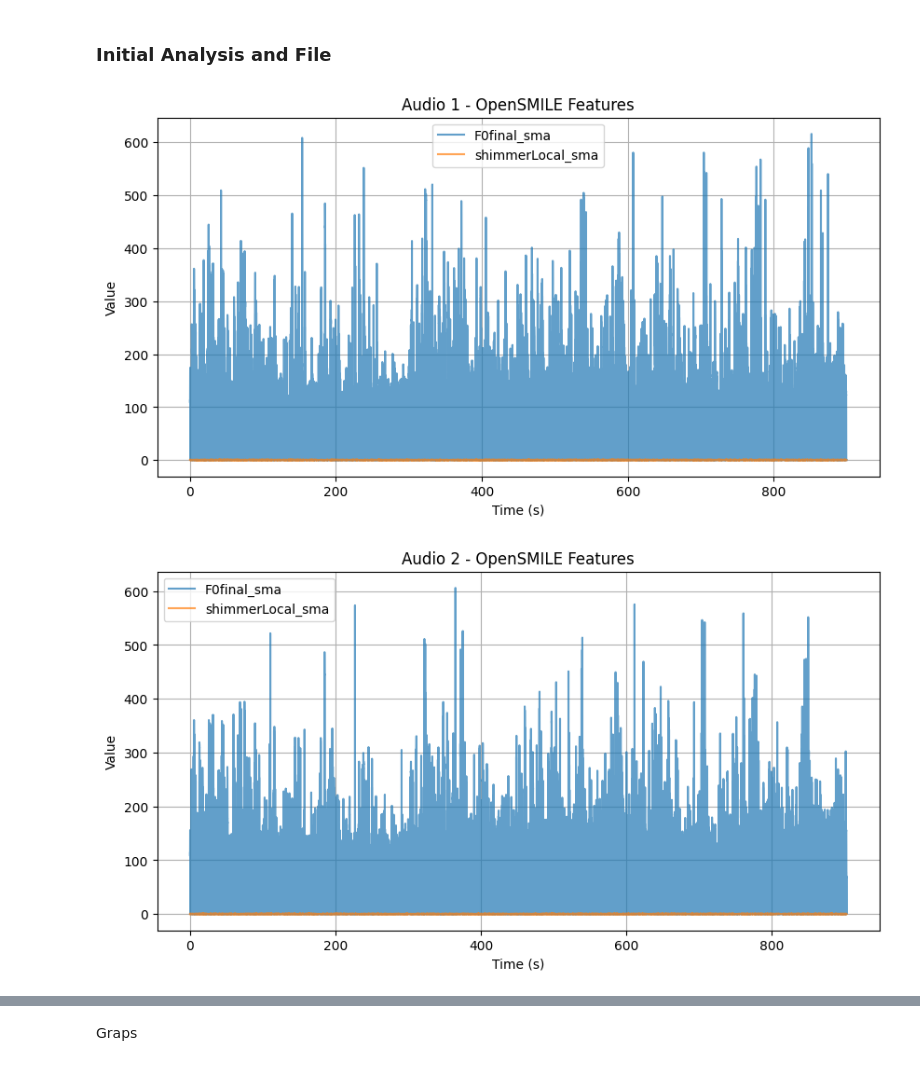
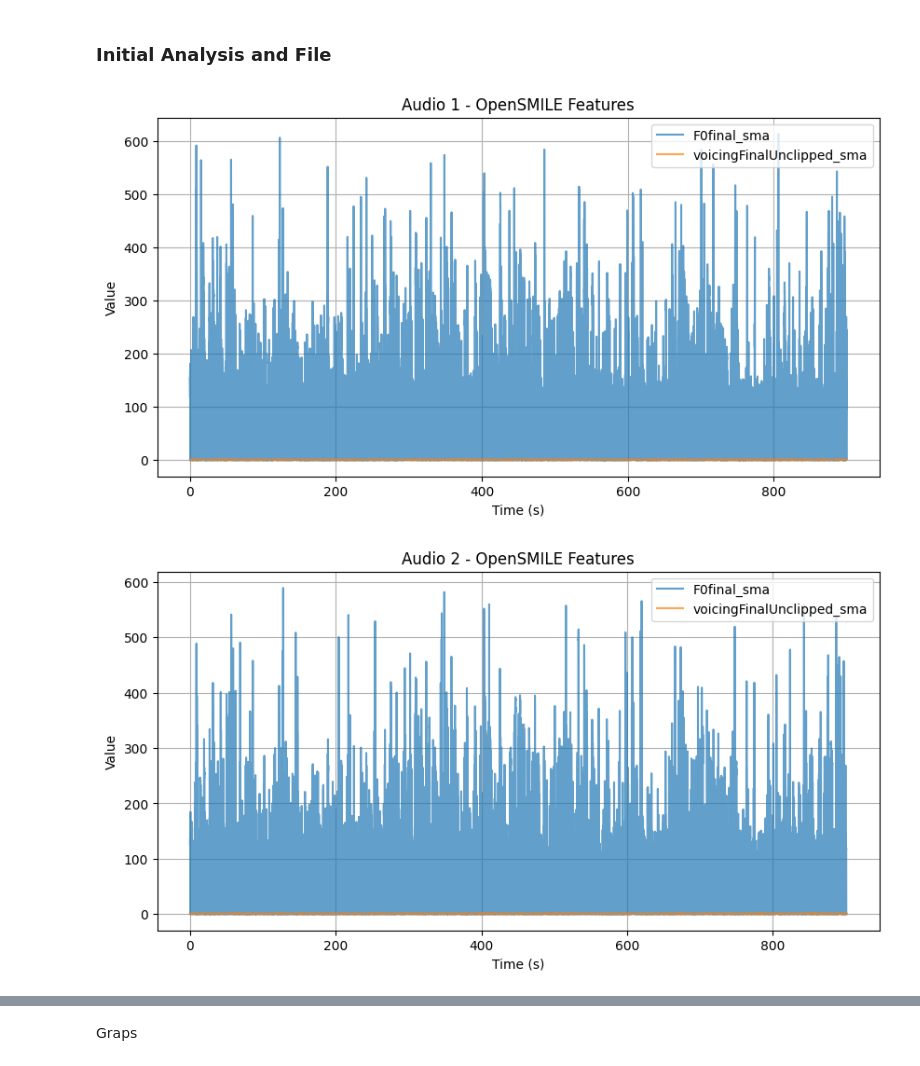
Before and after one commit to spikol/audio_oulu, a Jupyter notebook: version5.ipynb, the cells around one changed output, grey strips where cells are left out. Cells and saved outputs as stored; diff of their text form; code cells hidden in the pictures.

```diff
--- a/version5.ipynb
+++ b/version5.ipynb
@@ -98,36 +100,36 @@ def plot_opensmile_features(file_path, features_to_plot, title):
             print(f"Feature {feature} not found in OpenSMILE output.")
     plt.title(title)
     plt.xlabel("Time (s)")
     plt.ylabel("Value")
     plt.legend()
     plt.grid()
     plt.show()
 
 
 # Load and analyze audio files
-audio_file1 = "05_15m.wav"  # Replace with your audio file path
-audio_file2 = "06_15m.wav"  # Replace with your audio file path
-audio_file3 = "06_15m.wav"  # Replace with your audio file path
+audio_file1 = "04_25_01_15m.wav"  # Replace with your audio file path
+audio_file2 = "05_25_01_15m.wav"  # Replace with your audio file path
+audio_file3 = "06_25_01_15m.wav"  # Replace with your audio file path
 output_csv1 = "output1.csv"
 output_csv2 = "output2.csv"
 output_csv3 = "output3.csv"
 
 # Analyze with OpenSmile
 opensmile_results1 = analyze_with_opensmile(audio_file1, output_csv1)
 opensmile_results2 = analyze_with_opensmile(audio_file2, output_csv2)
 opensmile_results3 = analyze_with_opensmile(audio_file3, output_csv3)
 
 # Plot time-dependent features for both files
-features_to_plot = ["F0final_sma", "shimmerLocal_sma"]  # Replace with features you want
+features_to_plot = ["F0final_sma", "voicingFinalUnclipped_sma"]  # Replace with features you want
 
 # Plot for first audio file
 plot_opensmile_features(opensmile_results1, features_to_plot, "Audio 1 - OpenSMILE Features")
 
 # Plot for second audio file
 plot_opensmile_features(opensmile_results2, features_to_plot, "Audio 2 - OpenSMILE Features")
 
 # Plot for third audio file
 plot_opensmile_features(opensmile_results3, features_to_plot, "Audio 3 - OpenSMILE Features")
 # %% [output]
-[figure, old version]
+[figure, new version]
-[figure, old version]
+[figure, new version]
```
Also changed, not shown: parts of 5 cells of this notebook.
